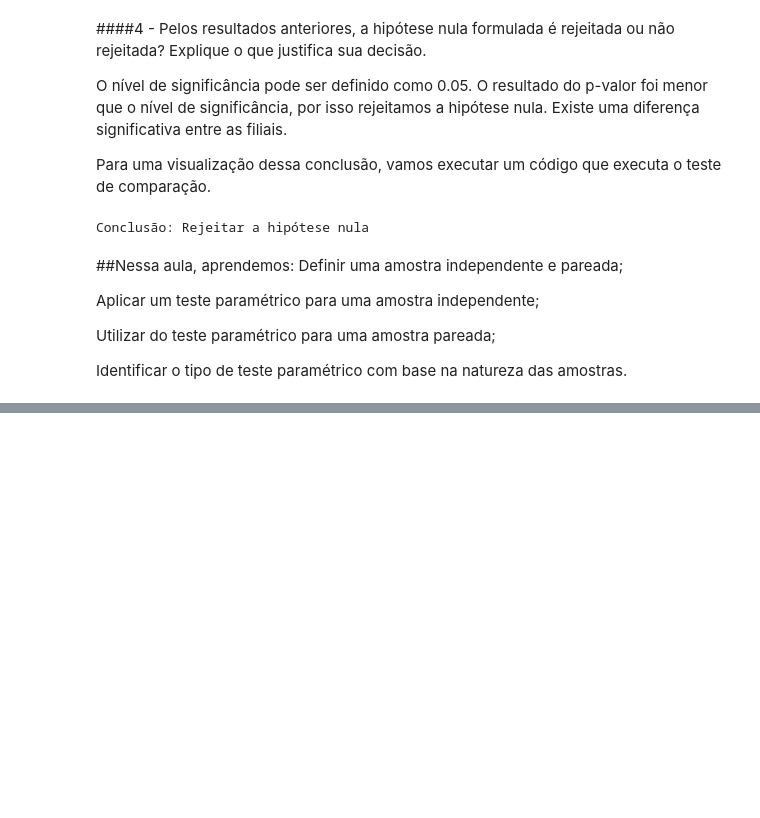
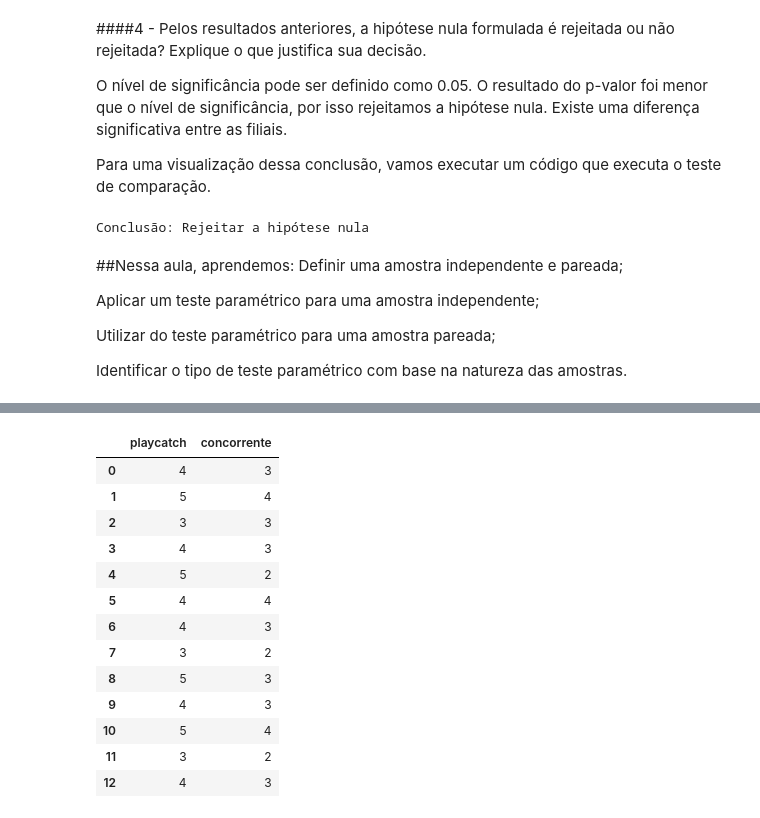
Before and after one commit to henriquemartins1969/Aulas_Data_Science_Alura, a Jupyter notebook: testando_hipoteses.ipynb, the cells around one changed output, grey strips where cells are left out. Cells and saved outputs as stored; diff of their text form; code cells hidden in the pictures; blank space fills up the shorter version.

```diff
--- a/testando_hipoteses.ipynb
+++ b/testando_hipoteses.ipynb
@@ -917,0 +1049,23 @@ Identificar o tipo de teste paramétrico com base na natureza das amostras.
+# %%
+import pandas as pd
+
+df_avaliacoes = pd.DataFrame({
+    'playcatch': [4, 5, 3, 4, 5, 4, 4, 3, 5, 4, 5, 3, 4],
+    'concorrente': [3, 4, 3, 3, 2, 4, 3, 2, 3, 3, 4, 2, 3]
+})
+df_avaliacoes
+# %% [output]
+|  | playcatch | concorrente |
+| 0 | 4 | 3 |
+| 1 | 5 | 4 |
+| 2 | 3 | 3 |
+| 3 | 4 | 3 |
+| 4 | 5 | 2 |
+| 5 | 4 | 4 |
+| 6 | 4 | 3 |
+| 7 | 3 | 2 |
+| 8 | 5 | 3 |
+| 9 | 4 | 3 |
+| 10 | 5 | 4 |
+| 11 | 3 | 2 |
+| 12 | 4 | 3 |
```
Also changed, not shown: parts of 32 cells of this notebook.
